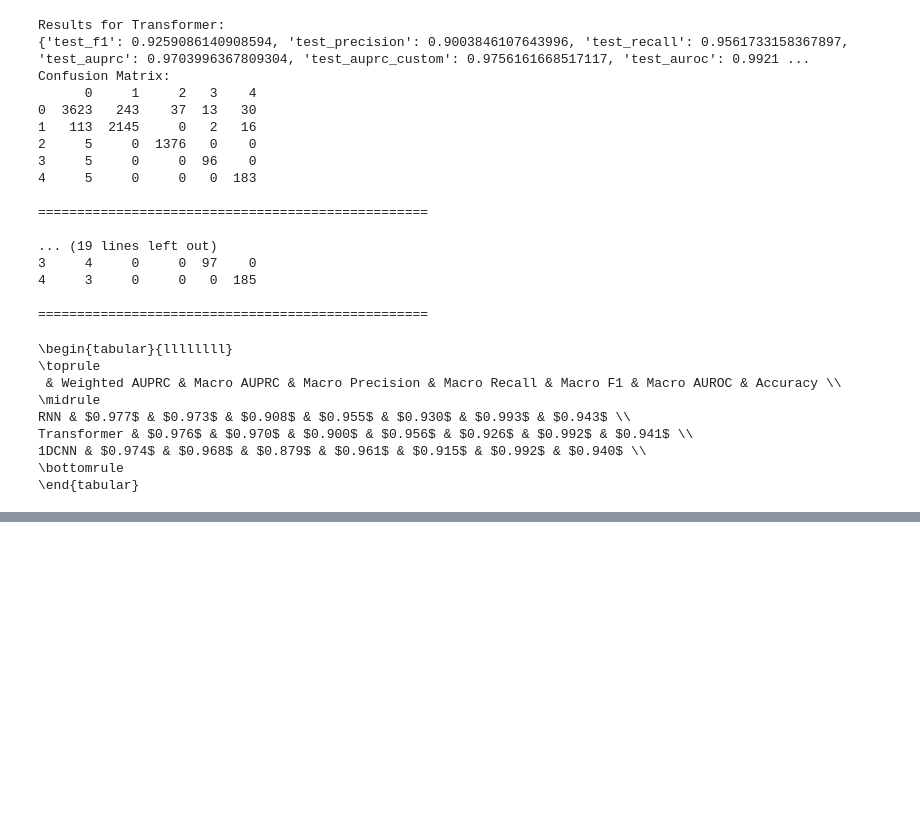
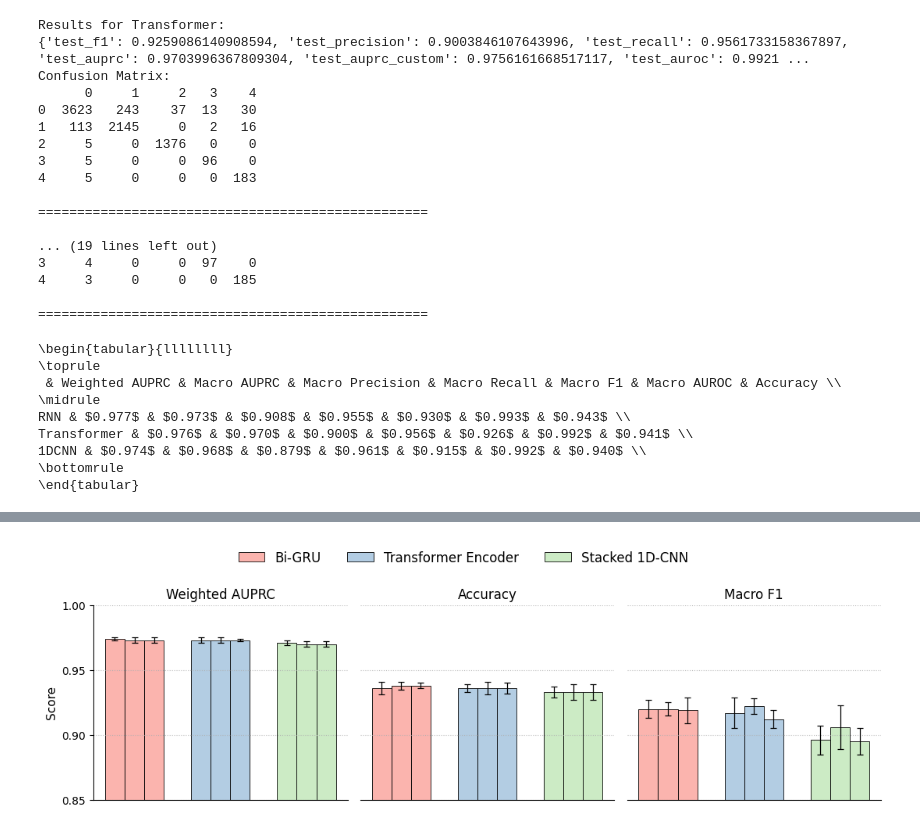
Before and after one commit to AnacletoLAB/RNA_m5C_predict, a Jupyter notebook: experiments/analysis_grid_search.ipynb, the cells around one changed output, grey strips where cells are left out. Cells and saved outputs as stored; diff of their text form; code cells hidden in the pictures; blank space fills up the shorter version.

Commit message:
changes_figures

```diff
--- a/experiments/analysis_grid_search.ipynb
+++ b/experiments/analysis_grid_search.ipynb
@@ -427,0 +430,83 @@ Transformer & $0.976$ & $0.970$ & $0.900$ & $0.956$ & $0.926$ & $0.992$ & $0.941
+# %%
+import matplotlib.pyplot as plt
+import numpy as np
+
+full_dict = {
+    "Weighted AUPRC": {
+        "values": [[0.974, 0.973, 0.973], [0.973, 0.973, 0.973], [0.971, 0.970, 0.970]],
+        "stds":   [[0.001, 0.002, 0.002], [0.002, 0.002, 0.001], [0.002, 0.002, 0.002]]
+    },
+    "Macro F1": {
+        "values": [[0.920, 0.920, 0.919], [0.917, 0.922, 0.912], [0.896, 0.906, 0.895]],
+        "stds":   [[0.007, 0.005, 0.010], [0.012, 0.006, 0.007], [0.011, 0.017, 0.010]]
+    },
+    "Accuracy": {
+        "values": [[0.936, 0.938, 0.938], [0.936, 0.936, 0.936], [0.933, 0.933, 0.933]],
+        "stds":   [[0.005, 0.003, 0.002], [0.003, 0.005, 0.004], [0.004, 0.006, 0.006]]
+    }
+}
+labels = ['Bi-GRU', 'Transformer Encoder', 'Stacked 1D-CNN']
+metrics = ["Weighted AUPRC", "Accuracy", "Macro F1"]
+
+# Figure: shared y, tighter spacing
+fig, axes = plt.subplots(1, 3, figsize=(11, 3.4), sharey=True)
+
+cmap = plt.get_cmap('Pastel1')
+model_colors = [cmap(i) for i in range(3)]
+
+n_models = len(labels)
+n_runs = 3
+bar_width = 0.18
+inner_gap = 0.0      # no gap within model
+model_gap = 0.25     # small gap between models
+group_width = n_runs * bar_width + inner_gap * (n_runs - 1)
+centers = np.arange(n_models) * (group_width + model_gap)
+
+for ax, metric in zip(axes, metrics):
+    vals = np.array(full_dict[metric]["values"])  # (models, runs)
+    stds = np.array(full_dict[metric]["stds"])
+
+    # Draw bars: color by model, replicate color across runs
+    for m in range(n_models):
+        for j in range(n_runs):
+            x = centers[m] + j * (bar_width + inner_gap)
+            y = vals[m, j]
+            yerr = stds[m, j]
+            ax.bar(
+                x, y, width=bar_width, color=model_colors[m], edgecolor='k', linewidth=0.6,
+                yerr=yerr, capsize=3, error_kw={'elinewidth': 0.9, 'capthick': 0.9}
+            )
+
+    # Remove x-axis labels for all subplots
+    ax.set_xticks([])
+    ax.set_xticklabels([])
+
+    ax.set_ylim(0.85, 1.00)
+    ax.set_yticks([0.85, 0.90, 0.95, 1.00])
+    ax.grid(axis='y', linestyle=':', alpha=0.8)
+    ax.set_title(metric, fontsize=12, pad=6)
+    ax.spines['top'].set_visible(False)
+    ax.spines['right'].set_visible(False)
+
+# Y axis only on first subplot
+axes[0].set_ylabel('Score', fontsize=11)
+
+# Remove y-axis ticks and labels for 2nd and 3rd subplots
+for ax in axes[1:]:
+    ax.tick_params(left=False, labelleft=False)
+    ax.spines['left'].set_visible(False)
+
+# Custom legend with correct colors
+from matplotlib.patches import Patch
+legend_elements = [Patch(facecolor=model_colors[i], edgecolor='k', linewidth=0.6, label=labels[i])
+                   for i in range(len(labels))]
+fig.legend(handles=legend_elements, loc='upper center', ncol=3, frameon=False,
+           bbox_to_anchor=(0.5, 1.05), fontsize=12)
+
+fig.tight_layout()
+fig.subplots_adjust(top=0.80, wspace=0.05)
+
+# Save
+plt.savefig("results/results_grid_search/grid_search_bars.pdf", bbox_inches="tight")
+plt.savefig("results/results_grid_search/grid_search_bars.eps", bbox_inches="tight")
+# %% [output]
@@ -427,0 +514 @@ Transformer & $0.976$ & $0.970$ & $0.900$ & $0.956$ & $0.926$ & $0.992$ & $0.941
+[figure, added]
```
Also changed, not shown: parts of 2 cells of this notebook, 6 other files.
